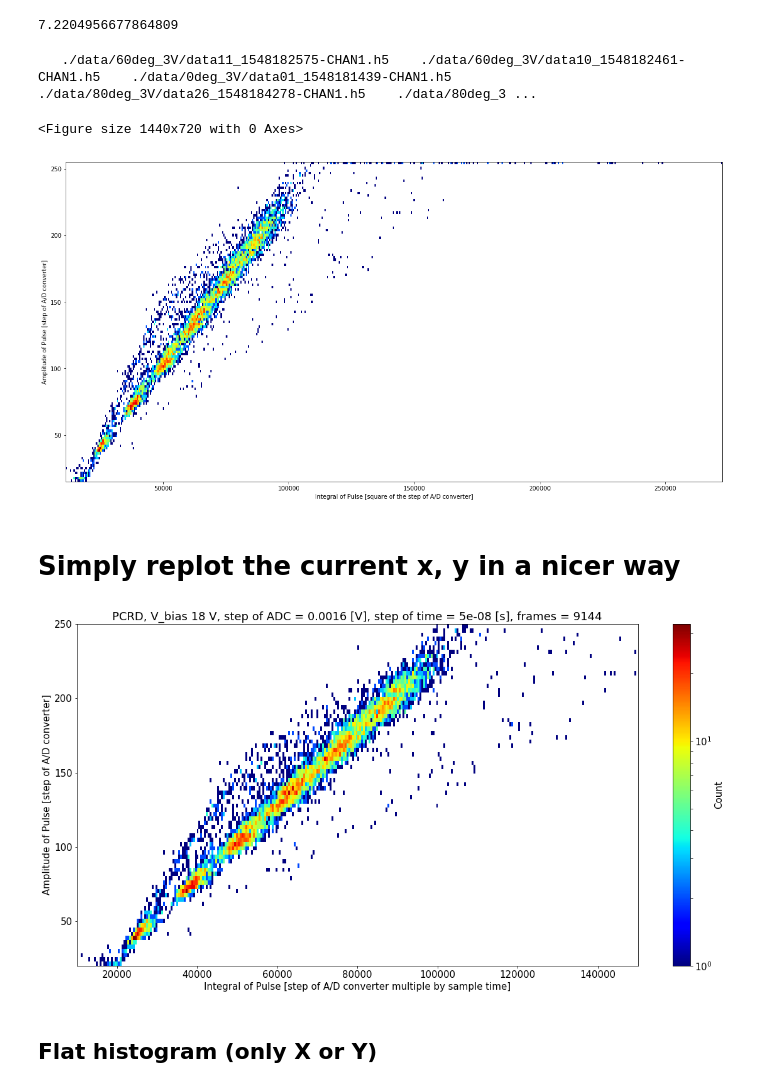
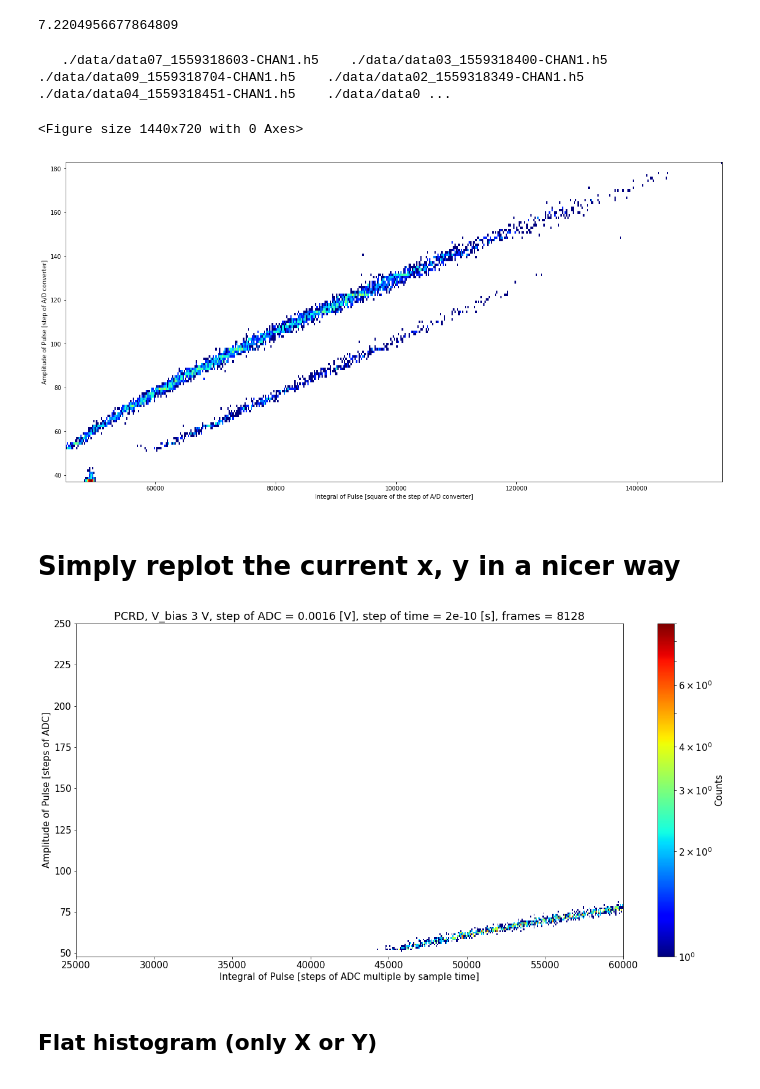
Before and after one commit to ODZ-UJF-AV-CR/osciloskop, a Jupyter notebook: osciloskop-hystogram.ipynb, the cells around one changed output. Cells and saved outputs as stored; diff of their text form; code cells hidden in the pictures.

```diff
--- a/osciloskop-hystogram.ipynb
+++ b/osciloskop-hystogram.ipynb
@@ -210,6 +210,7 @@ z = []
 all_frames = 0
 xinc = 0
 yinc = 0
+
 
 def ProcessData():
         global all_frames
@@ -260,7 +261,7 @@ for f in glob.iglob("./data/data*.h5"): # generator, search immediate subdirecto
     except:
         pass
 
-for f in glob.iglob("./data/**/data*.h5"): # generator, search immediate subdirectories
+for f in glob.iglob("./data/**/xdata*.h5"): # generator, search immediate subdirectories
     print '  ', f,
     try:
         with h5py.File(f,'r') as hf:
@@ -283,24 +284,26 @@ plt.ylabel('Amplitude of Pulse [step of A/D converter]')
 #plt.ylim(50,150)
 plt.show()
 # %% [output]
-   ./data/60deg_3V/data11_1548182575-CHAN1.h5    ./data/60deg_3V/data10_1548182461-CHAN1.h5    ./data/0deg_3V/data01_1548181439-CHAN1.h5    ./data/80deg_3V/data26_1548184278-CHAN1.h5    ./data/80deg_3 ...
+   ./data/data07_1559318603-CHAN1.h5    ./data/data03_1559318400-CHAN1.h5    ./data/data09_1559318704-CHAN1.h5    ./data/data02_1559318349-CHAN1.h5    ./data/data04_1559318451-CHAN1.h5    ./data/data0 ...
 <Figure size 1440x720 with 0 Axes>
-[figure, old version]
+[figure, new version]
 # %% [markdown]
 # Simply replot the current x, y in a nicer way
 # %%
 matplotlib.rcParams.update({'font.size': 15})
 plt.figure(figsize=(20,10))
 plt.tight_layout()
 
-ble = plt.hist2d(y, x, bins=(300,80), range= [[10000, 150000], [20,250]], norm=matplotlib.colors.LogNorm(), cmap=plt.cm.jet)
-plt.xlabel('Integral of Pulse [step of A/D converter multiple by sample time]')
-plt.ylabel('Amplitude of Pulse [step of A/D converter]')
-plt.title('PCRD, V_bias 18 V, step of ADC = ' + str(yinc) + ' [V], step of time = ' + str(xinc) + ' [s], frames = '+ str(all_frames))
+ble = plt.hist2d(y, x, bins=(500,203), range= [[25000, 60000], [48,250]], norm=matplotlib.colors.LogNorm(), cmap=plt.cm.jet)
+plt.xlabel('Integral of Pulse [steps of ADC multiple by sample time]')
+plt.ylabel('Amplitude of Pulse [steps of ADC]')
+#plt.xlabel('Plocha pulzu [krok pulzu krat vzorkovaci cas]')
+#plt.ylabel('Amplituda pulzu [kroky ADC]')
+plt.title('PCRD, V_bias 3 V, step of ADC = ' + str(yinc) + ' [V], step of time = ' + str(xinc) + ' [s], frames = '+ str(all_frames))
 cb = plt.colorbar()
-cb.set_label('Count')
+cb.set_label('Counts')
 # %% [output]
-[figure, old version]
+[figure, new version]
 # %% [markdown]
 ## Flat histogram (only X or Y)
 # %%
```
Also changed, not shown: parts of 4 cells of this notebook, 3 other files.
